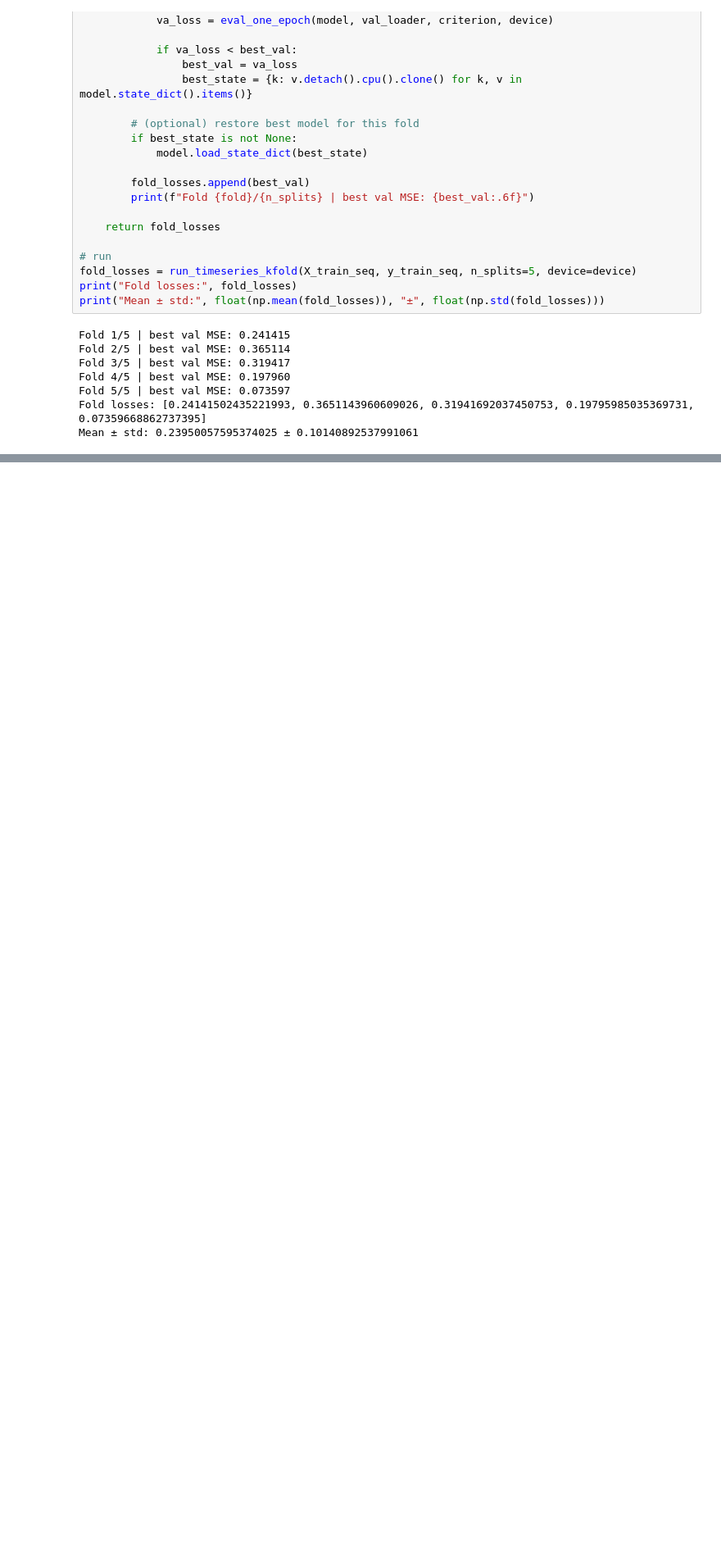
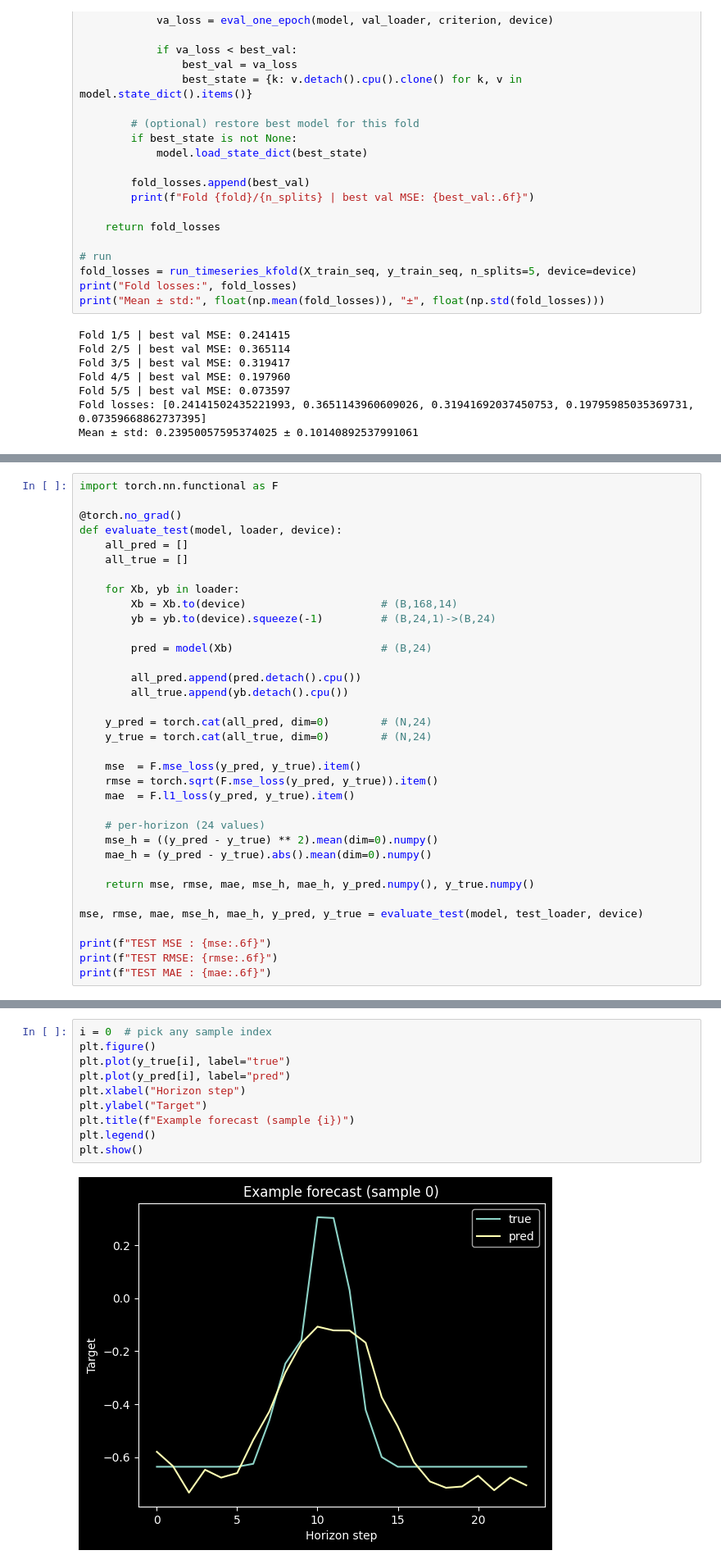
Before and after one commit to FabianDubach/EDAF-Group_6-PV_Forecasting, a Jupyter notebook: notebooks/notebook_fabian_Version_cyrill.ipynb, the cells around one changed output, grey strips where cells are left out. Shown at 82% size. Drawn from its saved outputs; the diff is of its cells as text; blank space fills up the shorter version.

```diff
--- a/notebooks/notebook_fabian_Version_cyrill.ipynb
+++ b/notebooks/notebook_fabian_Version_cyrill.ipynb
@@ -718,0 +743,35 @@ Saved checkpoints: ['saved_models/tcn_fold_1.pt', 'saved_models/tcn_fold_2.pt',
+# %%
+import torch.nn.functional as F
+
+@torch.no_grad()
+def evaluate_test(model, loader, device):
+    all_pred = []
+    all_true = []
+
+    for Xb, yb in loader:
+        Xb = Xb.to(device)                     # (B,168,14)
+        yb = yb.to(device).squeeze(-1)         # (B,24,1)->(B,24)
+
+        pred = model(Xb)                       # (B,24)
+
+        all_pred.append(pred.detach().cpu())
+        all_true.append(yb.detach().cpu())
+
+    y_pred = torch.cat(all_pred, dim=0)        # (N,24)
+    y_true = torch.cat(all_true, dim=0)        # (N,24)
+
+    mse  = F.mse_loss(y_pred, y_true).item()
+    rmse = torch.sqrt(F.mse_loss(y_pred, y_true)).item()
+    mae  = F.l1_loss(y_pred, y_true).item()
+
+    # per-horizon (24 values)
+    mse_h = ((y_pred - y_true) ** 2).mean(dim=0).numpy()
+    mae_h = (y_pred - y_true).abs().mean(dim=0).numpy()
+
+    return mse, rmse, mae, mse_h, mae_h, y_pred.numpy(), y_true.numpy()
+
+mse, rmse, mae, mse_h, mae_h, y_pred, y_true = evaluate_test(model, test_loader, device)
+
+print(f"TEST MSE : {mse:.6f}")
+print(f"TEST RMSE: {rmse:.6f}")
+print(f"TEST MAE : {mae:.6f}")
@@ -718,0 +799,12 @@ Saved checkpoints: ['saved_models/tcn_fold_1.pt', 'saved_models/tcn_fold_2.pt',
+# %%
+i = 0  # pick any sample index
+plt.figure()
+plt.plot(y_true[i], label="true")
+plt.plot(y_pred[i], label="pred")
+plt.xlabel("Horizon step")
+plt.ylabel("Target")
+plt.title(f"Example forecast (sample {i})")
+plt.legend()
+plt.show()
+# %% [output]
+[figure, added]
```
Also changed, not shown: parts of 16 cells of this notebook, 16 other files.
